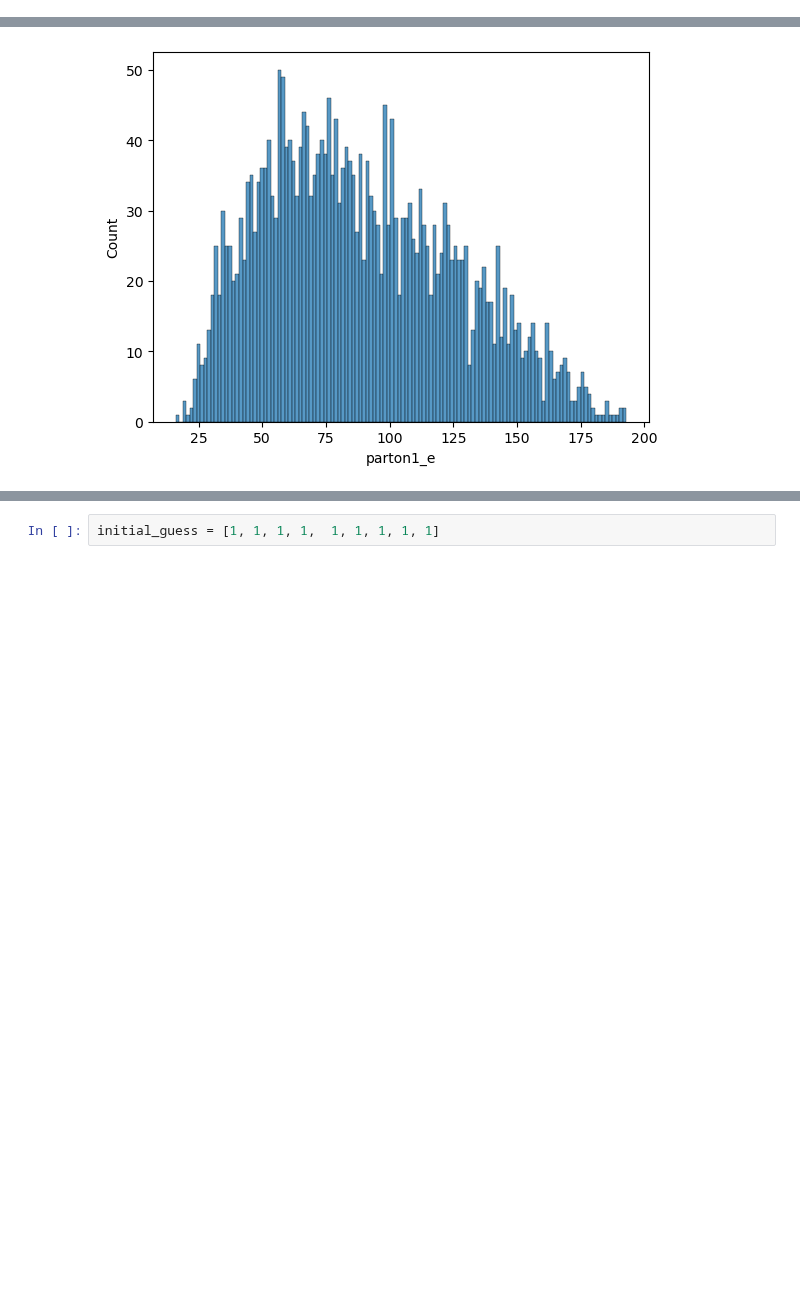
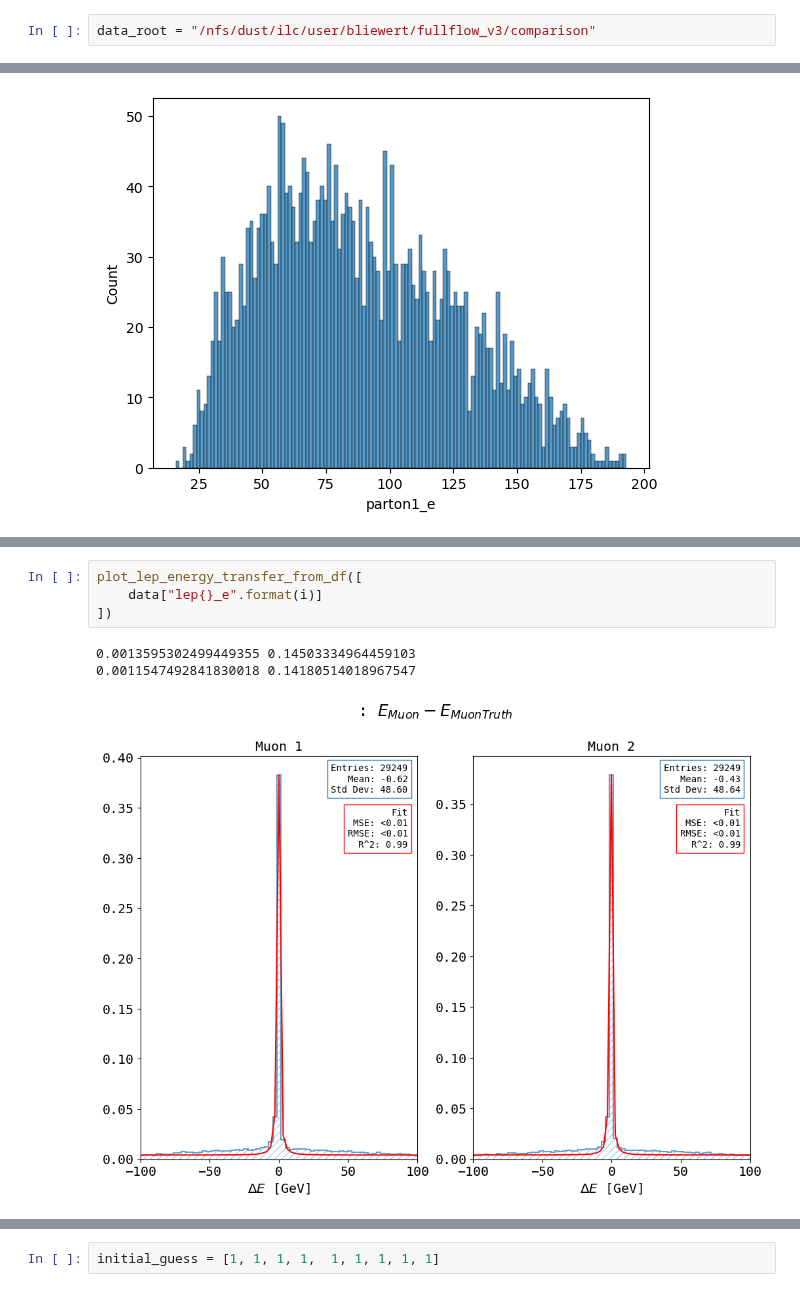
Before and after one commit to nVentis/MEM_HEP, a Jupyter notebook: dtf_dbgauss.ipynb, the cells around one changed output, grey strips where cells are left out. Saved outputs shown, nothing was run; the diff lists cells and outputs as text; blank space fills up the shorter version.

```diff
--- a/dtf_dbgauss.ipynb
+++ b/dtf_dbgauss.ipynb
@@ -10 +8,3 @@ data_root = ""
+# %%
+data_root = "/nfs/dust/ilc/user/bliewert/fullflow_v3/comparison"
 # %%
@@ -83,0 +308,8 @@ array([-1.72788203e+00,  5.67260995e+00,  5.90290734e-04,  3.38810511e+01,
+# %%
+plot_lep_energy_transfer_from_df([
+    data["lep{}_e".format(i)]
+])
+# %% [output]
+0.0013595302499449355 0.14503334964459103
+0.0011547492841830018 0.14180514018967547
+[figure, added]
```
Also changed, not shown: parts of 27 cells of this notebook, 36 other files.
